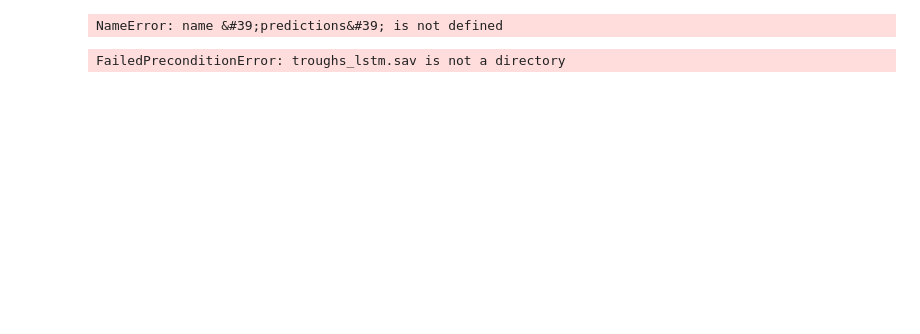
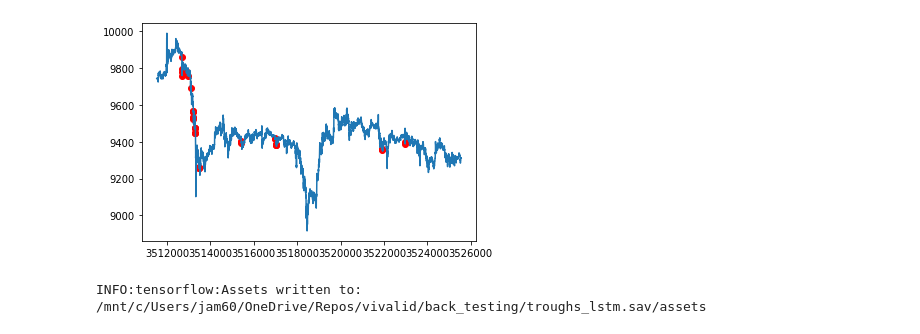
Before and after one commit to lowrollr/moonshot, a Jupyter notebook: back_testing/v2/research/rnn.ipynb, the cells around one changed output. Saved outputs shown, nothing was run; the diff lists cells and outputs as text; code cells hidden in the pictures; blank space fills up the shorter version.

Commit message:
lstm weights

```diff
--- a/back_testing/v2/research/rnn.ipynb
+++ b/back_testing/v2/research/rnn.ipynb
@@ -91,5 +91,13 @@ model.add(Dense(2, activation='softmax'))
 opt = tf.keras.optimizers.Adam(lr=1e-3, decay=1e-5)
 
 model.compile(loss='sparse_categorical_crossentropy', optimizer=opt, metrics=['accuracy'])
-
-model.fit(x_train, y_train, epochs=3, validation_data=(x_test, y_test))
+num_ones = int(sum(y_train))
+zero_weight = num_ones / len(y_train)
+one_weight = (len(y_train) - num_ones) / len(y_train)
+model_weights = []
+for x in y_train:
+    if x == 0.0:
+        model_weights.append(zero_weight)
+    else:
+        model_weights.append(one_weight)
+model_weights = np.array(model_weights)
@@ -107,0 +109,2 @@ test_data = datasets[0][0]
+# %%
+model.fit(x_train, y_train, epochs=3, sample_weight=model_weights, validation_data=(x_test, y_test))
@@ -123,20 +137,20 @@ predictions = model.predict(new_input_data_trough)[:,1]
 # %%
 
 test_data['predictions_trough'] = predictions
 def insert_predictions(close, prediction):
-    if prediction > 0.0302:
+    if prediction > 0.95:
         return close
     else:
         return None
 test_data['predictions_trough'] = test_data.apply(lambda row: insert_predictions(row['close'], row['predictions_trough']), axis=1)
 plt.scatter(test_data.index, test_data['predictions_trough'], c='r')
-axes = plt.gca()
-axes.set_ylim([79,81])
+# axes = plt.gca()
+# axes.set_ylim([79,81])
 plt.plot(test_data.index, test_data['close'])
 plt.show()
 # %% [output]
-NameError: name &#39;predictions&#39; is not defined
+[figure, added]
 # %%
-model.save('./troughs_lstm.sav')
+model.save('/mnt/c/Users/jam60/OneDrive/Repos/vivalid/back_testing/troughs_lstm.sav')
 # %% [output]
-FailedPreconditionError: troughs_lstm.sav is not a directory
+INFO:tensorflow:Assets written to: /mnt/c/Users/jam60/OneDrive/Repos/vivalid/back_testing/troughs_lstm.sav/assets
```
Also changed, not shown: parts of 7 cells of this notebook.
